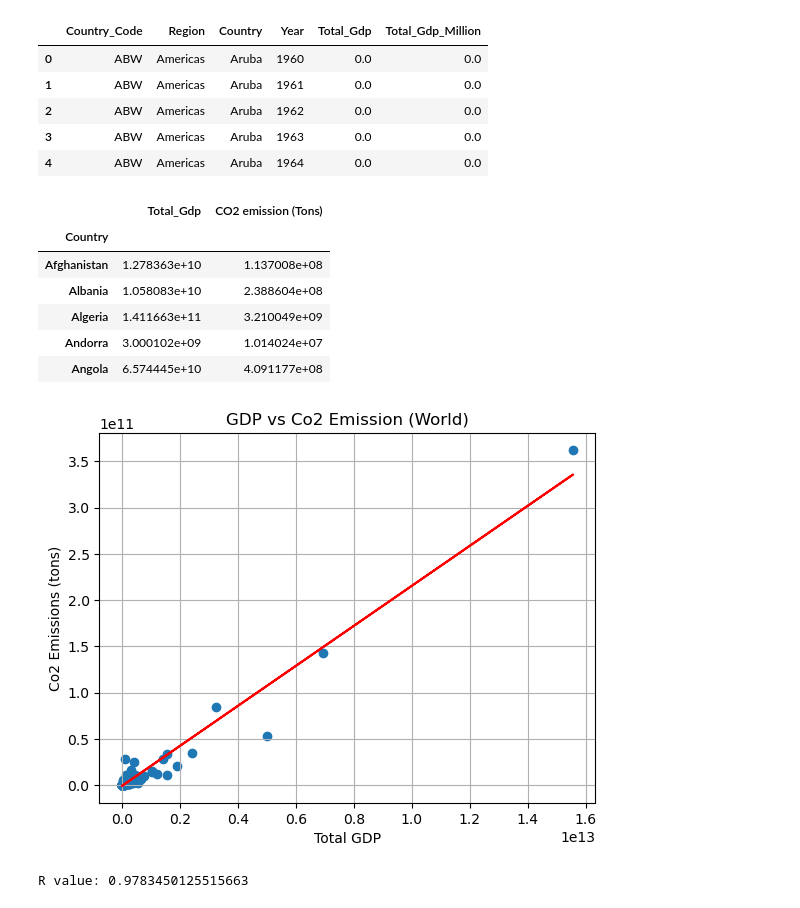
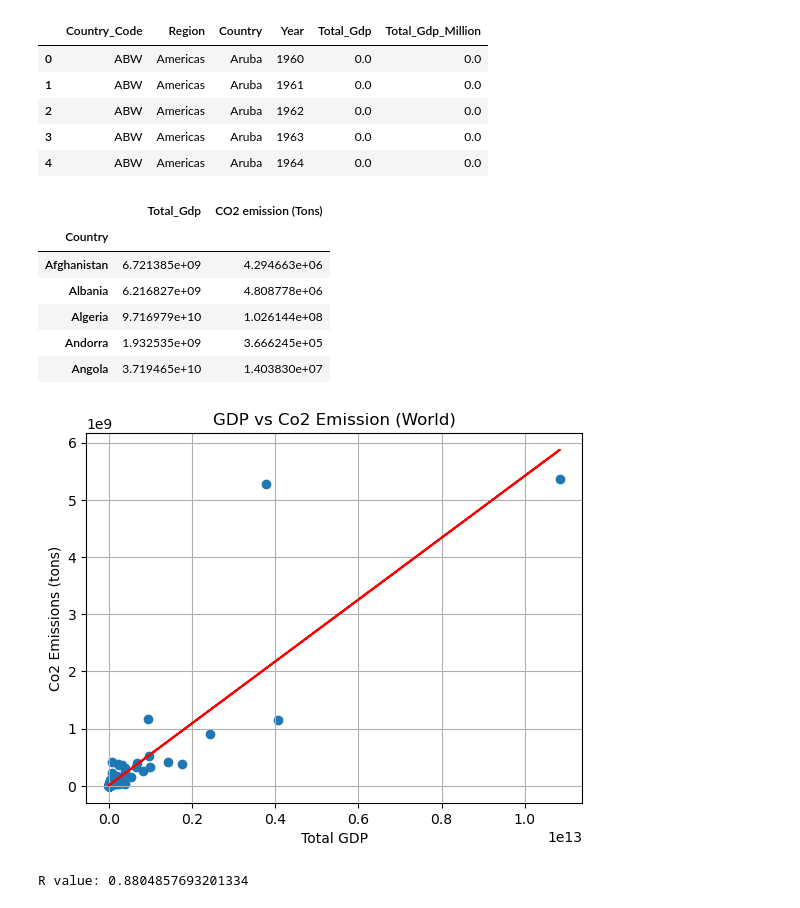
Before and after one commit to RJAndromeda/Project1Group8, a Jupyter notebook: GDP_vs_CO2_Analysis.ipynb, the cells around one changed output. Cells and saved outputs as stored; diff of their text form; code cells hidden in the pictures.

```diff
--- a/GDP_vs_CO2_Analysis.ipynb
+++ b/GDP_vs_CO2_Analysis.ipynb
@@ -34,19 +34,19 @@ countries_gdp_df.head( )
 | 3 | ABW | Americas | Aruba | 1963 | 0.0 | 0.0 |
 | 4 | ABW | Americas | Aruba | 1964 | 0.0 | 0.0 |
 # %%
-total_gdp = countries_gdp_df.loc[(countries_gdp_df["Year"]>=2000)&(countries_gdp_df["Year"]<2021),["Country","Year","Total_Gdp"]]
-total_co2 = countries_co2_df.loc[(countries_co2_df["Year"]>=2000)&(countries_co2_df["Year"]<2021),["Country","Year","CO2 emission (Tons)"]]
+total_gdp = countries_gdp_df.loc[(countries_gdp_df["Year"]>=1980)&(countries_gdp_df["Year"]<2021),["Country","Year","Total_Gdp"]]
+total_co2 = countries_co2_df.loc[(countries_co2_df["Year"]>=1980)&(countries_co2_df["Year"]<2021),["Country","Year","CO2 emission (Tons)"]]
 scatter_df = pd.merge(total_gdp,total_co2,on=["Country","Year"],how="inner")
 grouped_scatter_df = scatter_df.groupby("Country").mean()[["Total_Gdp","CO2 emission (Tons)"]]
 grouped_scatter_df.head()
 # %% [output]
 |  | Total_Gdp | CO2 emission (Tons) |
 | Country |  |  |
-| Afghanistan | 1.278363e+10 | 1.137008e+08 |
-| Albania | 1.058083e+10 | 2.388604e+08 |
-| Algeria | 1.411663e+11 | 3.210049e+09 |
-| Andorra | 3.000102e+09 | 1.014024e+07 |
-| Angola | 6.574445e+10 | 4.091177e+08 |
+| Afghanistan | 6.721385e+09 | 4.294663e+06 |
+| Albania | 6.216827e+09 | 4.808778e+06 |
+| Algeria | 9.716979e+10 | 1.026144e+08 |
+| Andorra | 1.932535e+09 | 3.666245e+05 |
+| Angola | 3.719465e+10 | 1.403830e+07 |
 # %%
 # GDP vs Co2 Emission scatter plot and line
 correlation = st.pearsonr(grouped_scatter_df["Total_Gdp"],grouped_scatter_df["CO2 emission (Tons)"])
@@ -63,8 +63,8 @@ plt.savefig("GDPvsCo2_World.png")
 plt.show()
 print(f"R value: {rvalue}")
 # %% [output]
-[figure, old version]
+[figure, new version]
-R value: 0.9783450125515663
+R value: 0.8804857693201334
 # %%
 # GDP vs Co2 Emission scatter plot for specific countries
 correlation = st.pearsonr(scatter_df.loc[scatter_df["Country"]=="United States",:]["Total_Gdp"],scatter_df.loc[scatter_df["Country"]=="United States",:]["CO2 emission (Tons)"])
```
Also changed, not shown: parts of 3 cells of this notebook, 9 other files.
